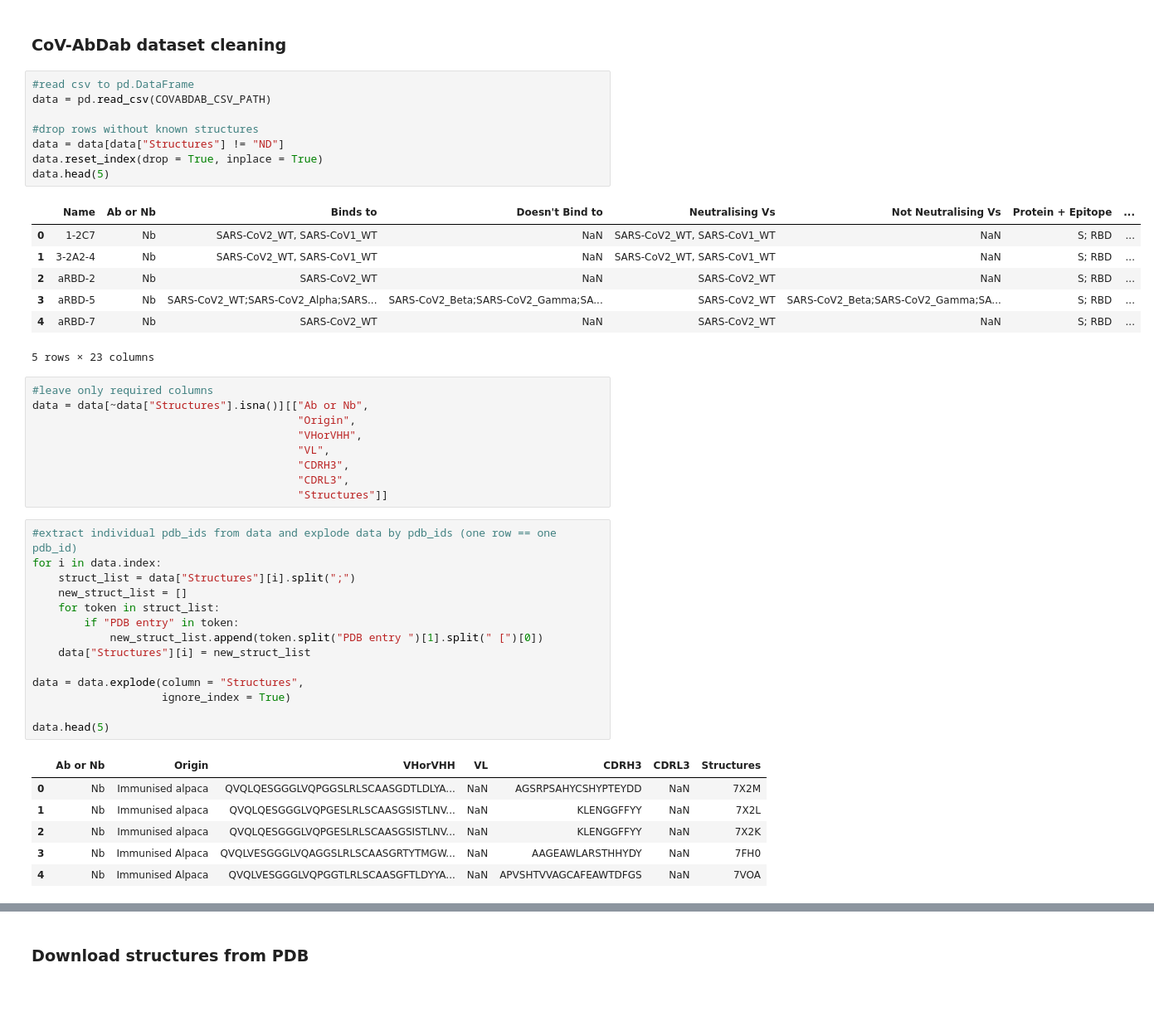
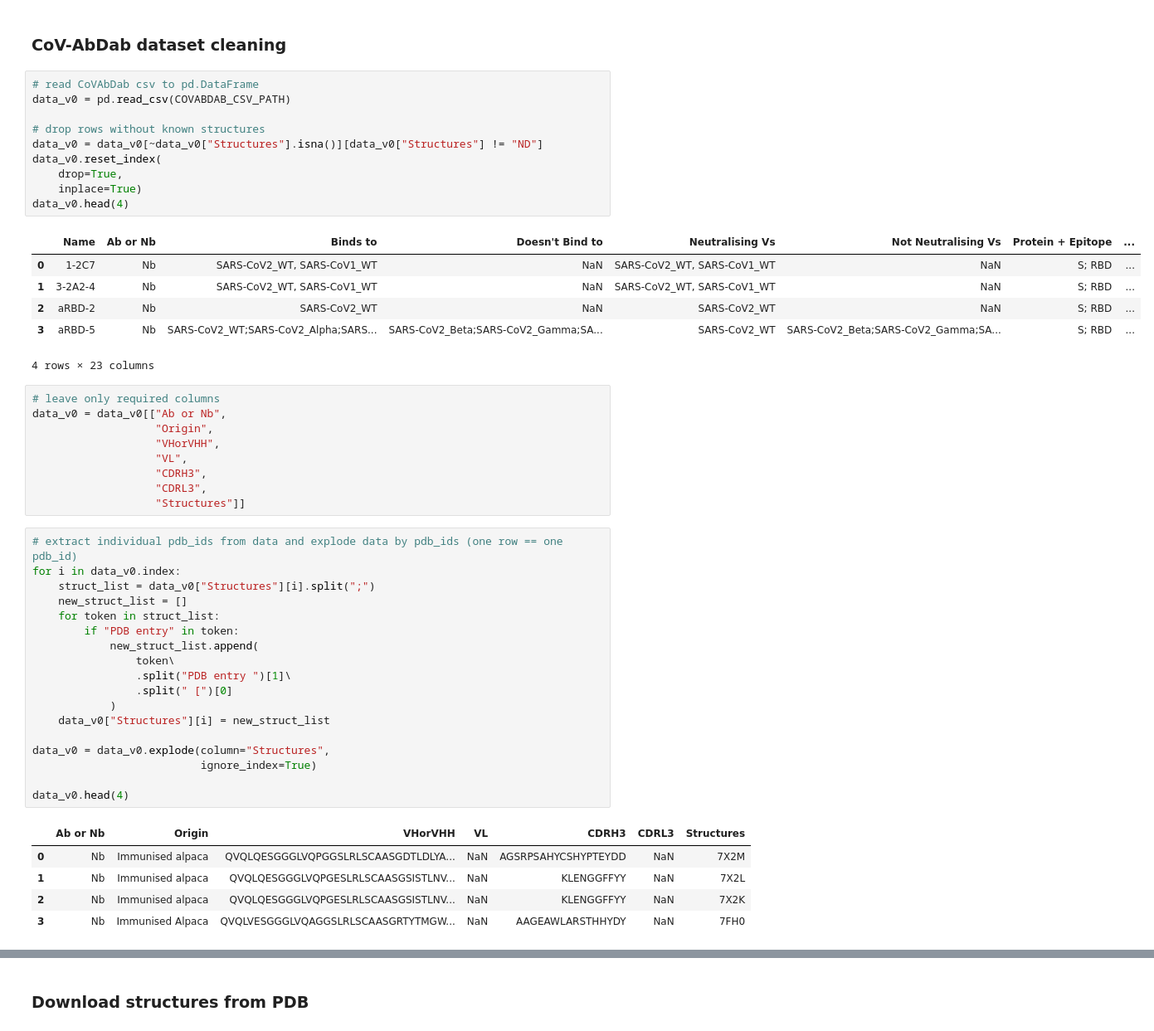
Before and after one commit to vladislove2020/CDR_prediction, a Jupyter notebook: main.ipynb, the cells around one changed output, grey strips where cells are left out. Shown at 83% size. Cells and saved outputs as stored; diff of their text form; blank space fills up the shorter version.

```diff
--- a/main.ipynb
+++ b/main.ipynb
@@ -78,48 +77,52 @@ os.makedirs(WORKDIR_PATH, exist_ok=True)
 # %% [markdown]
 ### CoV-AbDab dataset cleaning ###
 # %%
-#read csv to pd.DataFrame
-data = pd.read_csv(COVABDAB_CSV_PATH)
+# read CoVAbDab csv to pd.DataFrame
+data_v0 = pd.read_csv(COVABDAB_CSV_PATH)
 
-#drop rows without known structures
-data = data[data["Structures"] != "ND"]
-data.reset_index(drop = True, inplace = True)
-data.head(5)
+# drop rows without known structures
+data_v0 = data_v0[~data_v0["Structures"].isna()][data_v0["Structures"] != "ND"]
+data_v0.reset_index(
+    drop=True,
+    inplace=True)
+data_v0.head(4)
 # %% [output]
 |  | Name | Ab or Nb | Binds to | Doesn't Bind to | Neutralising Vs | Not Neutralising Vs | Protein + Epitope | ... |
 | 0 | 1-2C7 | Nb | SARS-CoV2_WT, SARS-CoV1_WT | NaN | SARS-CoV2_WT, SARS-CoV1_WT | NaN | S; RBD | ... |
 | 1 | 3-2A2-4 | Nb | SARS-CoV2_WT, SARS-CoV1_WT | NaN | SARS-CoV2_WT, SARS-CoV1_WT | NaN | S; RBD | ... |
 | 2 | aRBD-2 | Nb | SARS-CoV2_WT | NaN | SARS-CoV2_WT | NaN | S; RBD | ... |
 | 3 | aRBD-5 | Nb | SARS-CoV2_WT;SARS-CoV2_Alpha;SARS... | SARS-CoV2_Beta;SARS-CoV2_Gamma;SA... | SARS-CoV2_WT | SARS-CoV2_Beta;SARS-CoV2_Gamma;SA... | S; RBD | ... |
-| 4 | aRBD-7 | Nb | SARS-CoV2_WT | NaN | SARS-CoV2_WT | NaN | S; RBD | ... |
-5 rows × 23 columns
+4 rows × 23 columns
 # %%
-#leave only required columns
-data = data[~data["Structures"].isna()][["Ab or Nb",
-                                         "Origin",
-                                         "VHorVHH",
-                                         "VL",
-                                         "CDRH3",
-                                         "CDRL3",
-                                         "Structures"]]
+# leave only required columns
+data_v0 = data_v0[["Ab or Nb",
+                   "Origin",
+                   "VHorVHH",
+                   "VL",
+                   "CDRH3",
+                   "CDRL3",
+                   "Structures"]]
 # %%
-#extract individual pdb_ids from data and explode data by pdb_ids (one row == one pdb_id)
-for i in data.index:
-    struct_list = data["Structures"][i].split(";")
+# extract individual pdb_ids from data and explode data by pdb_ids (one row == one pdb_id)
+for i in data_v0.index:
+    struct_list = data_v0["Structures"][i].split(";")
     new_struct_list = []
     for token in struct_list:
         if "PDB entry" in token:
-            new_struct_list.append(token.split("PDB entry ")[1].split(" [")[0])
-    data["Structures"][i] = new_struct_list
+            new_struct_list.append(
+                token\
+                .split("PDB entry ")[1]\
+                .split(" [")[0]
+            )
+    data_v0["Structures"][i] = new_struct_list
 
-data = data.explode(column = "Structures",
-                    ignore_index = True)
+data_v0 = data_v0.explode(column="Structures",
+                          ignore_index=True)
 
-data.head(5)
+data_v0.head(4)
 # %% [output]
 |  | Ab or Nb | Origin | VHorVHH | VL | CDRH3 | CDRL3 | Structures |
 | 0 | Nb | Immunised alpaca | QVQLQESGGGLVQPGGSLRLSCAASGDTLDLYA... | NaN | AGSRPSAHYCSHYPTEYDD | NaN | 7X2M |
 | 1 | Nb | Immunised alpaca | QVQLQESGGGLVQPGESLRLSCAASGSISTLNV... | NaN | KLENGGFFYY | NaN | 7X2L |
 | 2 | Nb | Immunised alpaca | QVQLQESGGGLVQPGESLRLSCAASGSISTLNV... | NaN | KLENGGFFYY | NaN | 7X2K |
 | 3 | Nb | Immunised Alpaca | QVQLVESGGGLVQAGGSLRLSCAASGRTYTMGW... | NaN | AAGEAWLARSTHHYDY | NaN | 7FH0 |
-| 4 | Nb | Immunised Alpaca | QVQLVESGGGLVQPGGTLRLSCAASGFTLDYYA... | NaN | APVSHTVVAGCAFEAWTDFGS | NaN | 7VOA |
```
Also changed, not shown: parts of 157 cells of this notebook.
